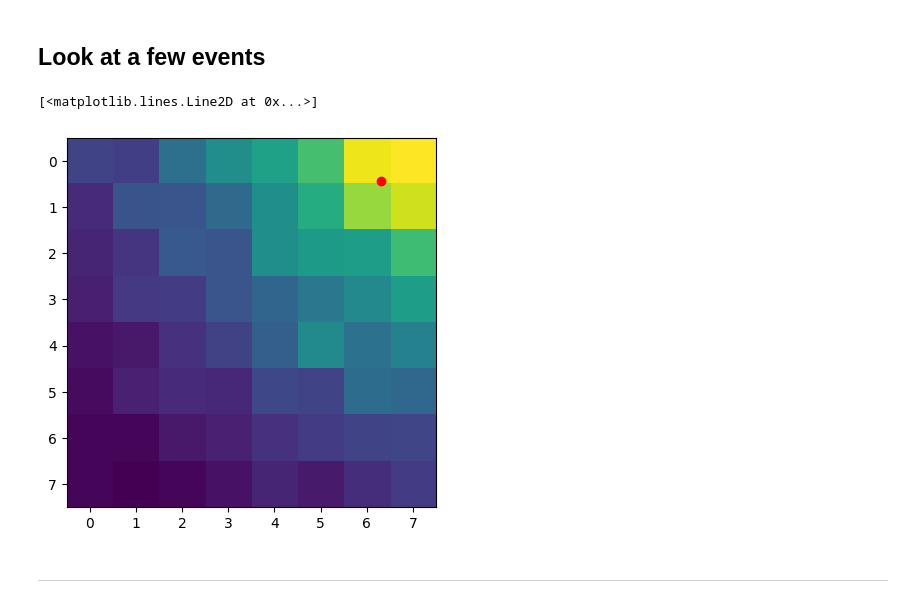
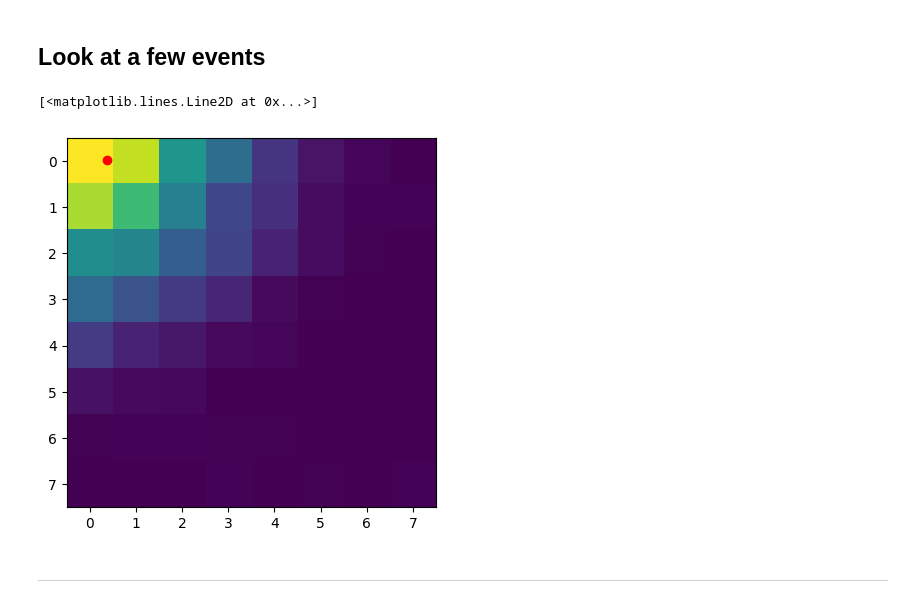
Before and after one commit to jerenner/ANTEANB, a Jupyter notebook: csi_pet/nn_position_prediction.ipynb, the cells around one changed output. Saved outputs shown, nothing was run; the diff lists cells and outputs as text; code cells hidden in the pictures.

```diff
--- a/csi_pet/nn_position_prediction.ipynb
+++ b/csi_pet/nn_position_prediction.ipynb
@@ -49,18 +53,18 @@ imgs = np.load("data/images_0.npy")
 mdata = pd.read_csv("data/metadata_0.csv")
 # %%
 # Pick an event to plot.
-ev = 8
+ev = 11
 
 # Show the image.
 plt.imshow(imgs[ev,:,:])
 
 # Show the event location.
 x_evt = (mdata['initial_y'][ev] + pixel_size*grid_size/2)/pixel_size - 0.5
 y_evt = (mdata['initial_x'][ev] + pixel_size*grid_size/2)/pixel_size - 0.5
 plt.plot([x_evt],[y_evt],'o',color='red')
 # %% [output]
 [<matplotlib.lines.Line2D at 0x...>]
-[figure, old version]
+[figure, new version]
 # %% [markdown]
 ---
 # %% [markdown]
```
Also changed, not shown: parts of 4 cells of this notebook.
